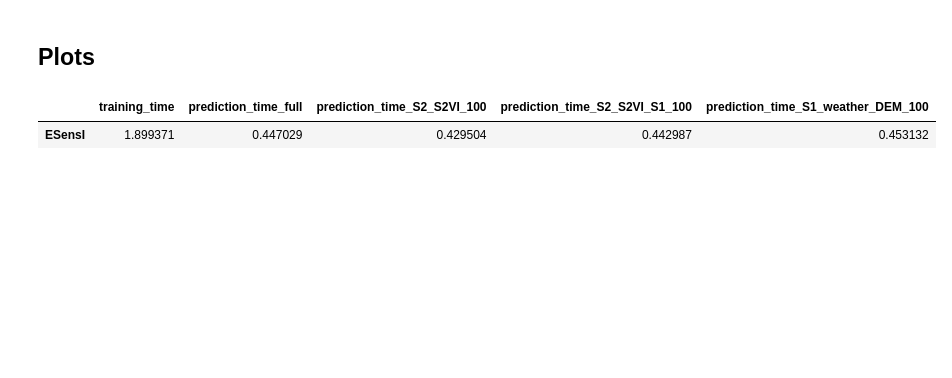
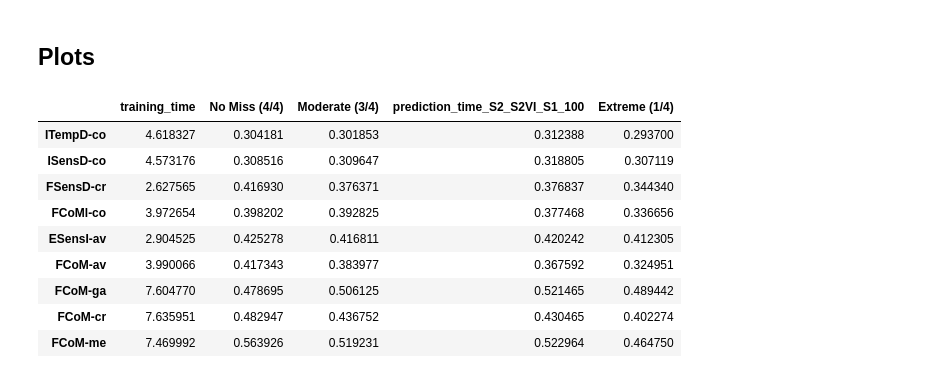
Before and after one commit to fmenat/CoM-views, a Jupyter notebook: time_comparison.ipynb, the cells around one changed output. Saved outputs shown, nothing was run; the diff lists cells and outputs as text; code cells hidden in the pictures; blank space fills up the shorter version.

```diff
--- a/time_comparison.ipynb
+++ b/time_comparison.ipynb
@@ -166,10 +168,20 @@ storage_pd.to_csv(f"./config_time/time_comparison.csv")
 ## Plots
 # %%
 storage_pd = pd.read_csv(f"./config_time/time_comparison.csv", index_col=0).T
+storage_pd.columns = ["training_time", "No Miss (4/4)", "Extreme (1/4)","prediction_time_S2_S2VI_S1_100", "Moderate (3/4)"]
+storage_pd = storage_pd.iloc[:, [0, 1, 4, 3, 2]]
 storage_pd
 # %% [output]
-|  | training_time | prediction_time_full | prediction_time_S2_S2VI_100 | prediction_time_S2_S2VI_S1_100 | prediction_time_S1_weather_DEM_100 |
-| ESensI | 1.899371 | 0.447029 | 0.429504 | 0.442987 | 0.453132 |
+|  | training_time | No Miss (4/4) | Moderate (3/4) | prediction_time_S2_S2VI_S1_100 | Extreme (1/4) |
+| ITempD-co | 4.618327 | 0.304181 | 0.301853 | 0.312388 | 0.293700 |
+| ISensD-co | 4.573176 | 0.308516 | 0.309647 | 0.318805 | 0.307119 |
+| FSensD-cr | 2.627565 | 0.416930 | 0.376371 | 0.376837 | 0.344340 |
+| FCoMl-co | 3.972654 | 0.398202 | 0.392825 | 0.377468 | 0.336656 |
+| ESensI-av | 2.904525 | 0.425278 | 0.416811 | 0.420242 | 0.412305 |
+| FCoM-av | 3.990066 | 0.417343 | 0.383977 | 0.367592 | 0.324951 |
+| FCoM-ga | 7.604770 | 0.478695 | 0.506125 | 0.521465 | 0.489442 |
+| FCoM-cr | 7.635951 | 0.482947 | 0.436752 | 0.430465 | 0.402274 |
+| FCoM-me | 7.469992 | 0.563926 | 0.519231 | 0.522964 | 0.464750 |
 # %%
 matplotlib.rc('font', **{"size":19})
 args_matplot = {"mec" :"black", "ms": 17, "alpha":0.8, "lw":2}
```
Also changed, not shown: parts of 4 cells of this notebook, 6 other files.
